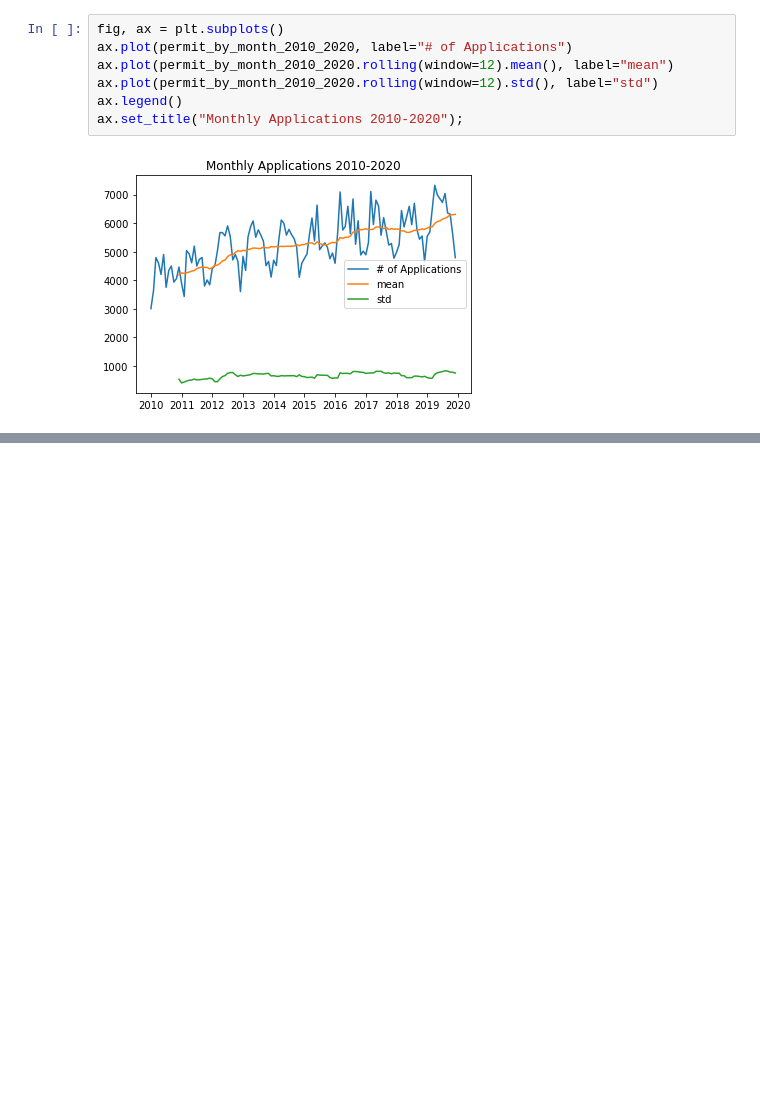
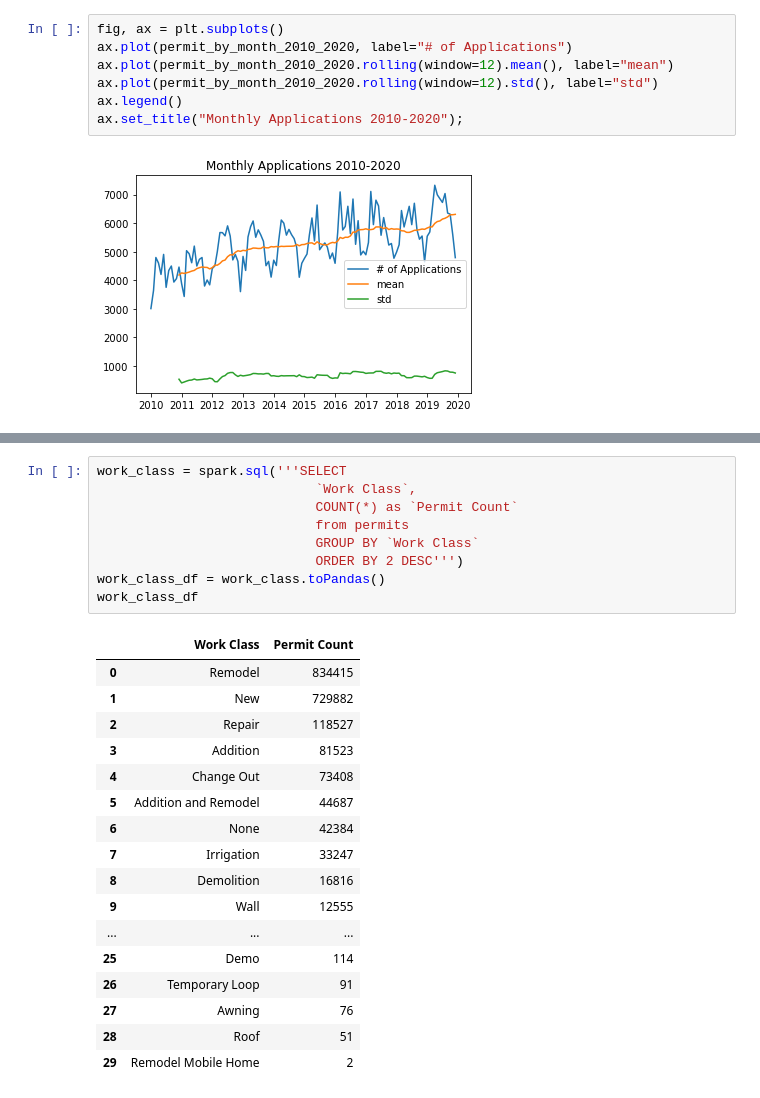
Before and after one commit to rezaganj/Capstone1-Construction-Permits-Austin-TX, a Jupyter notebook: notebooks/main.ipynb, the cells around one changed output, grey strips where cells are left out. Cells and saved outputs as stored; diff of their text form; blank space fills up the shorter version.

```diff
--- a/notebooks/main.ipynb
+++ b/notebooks/main.ipynb
@@ -242,0 +323,27 @@ TypeError: 'Text' object is not callable
+# %%
+work_class = spark.sql('''SELECT
+                            `Work Class`,
+                            COUNT(*) as `Permit Count`
+                            from permits
+                            GROUP BY `Work Class`
+                            ORDER BY 2 DESC''')
+work_class_df = work_class.toPandas()
+work_class_df
+# %% [output]
+|  | Work Class | Permit Count |
+| 0 | Remodel | 834415 |
+| 1 | New | 729882 |
+| 2 | Repair | 118527 |
+| 3 | Addition | 81523 |
+| 4 | Change Out | 73408 |
+| 5 | Addition and Remodel | 44687 |
+| 6 | None | 42384 |
+| 7 | Irrigation | 33247 |
+| 8 | Demolition | 16816 |
+| 9 | Wall | 12555 |
+| ... | ... | ... |
+| 25 | Demo | 114 |
+| 26 | Temporary Loop | 91 |
+| 27 | Awning | 76 |
+| 28 | Roof | 51 |
+| 29 | Remodel Mobile Home | 2 |
```
Also changed, not shown: parts of 13 cells of this notebook.
